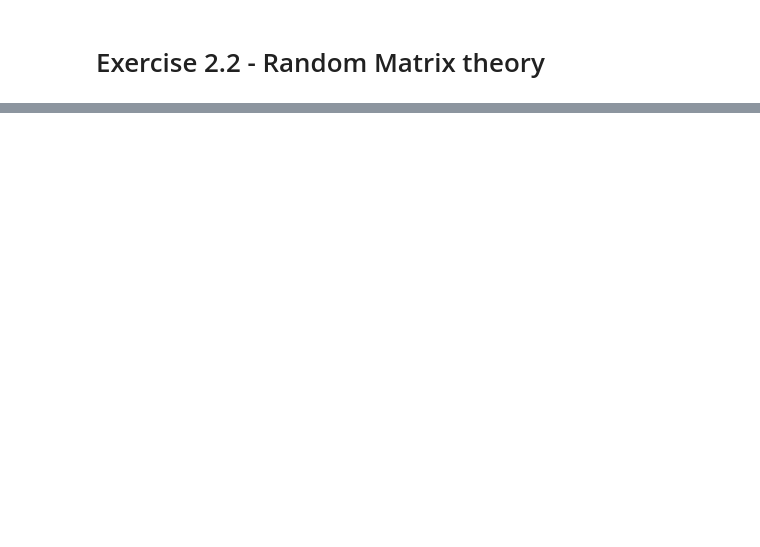
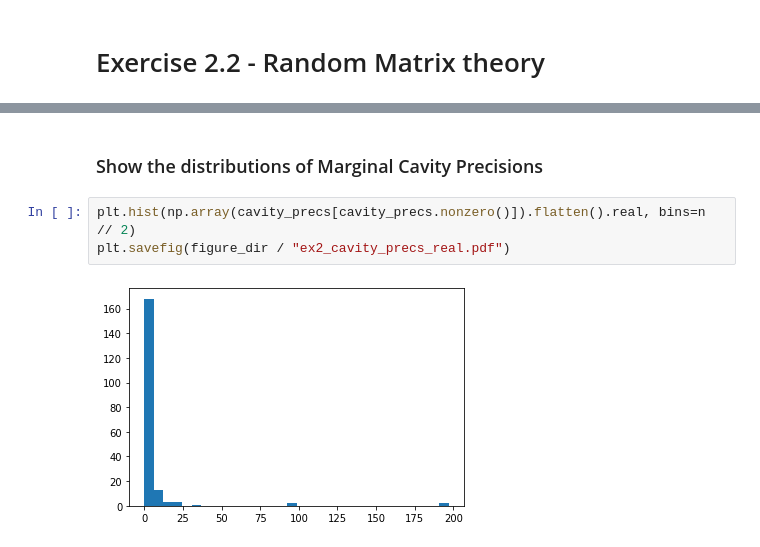
Before and after one commit to h-mnzlr/acpl-cavity_method, a Jupyter notebook: notebooks/2_random_matrices.sync.ipynb, the cells around one changed output, grey strips where cells are left out. Saved outputs shown, nothing was run; the diff lists cells and outputs as text; blank space fills up the shorter version.

```diff
--- a/notebooks/2_random_matrices.sync.ipynb
+++ b/notebooks/2_random_matrices.sync.ipynb
@@ -67,0 +75,7 @@ plt.hist(np.real(cavity_precs), range=(-10, 10), bins=100)
+# %% [markdown]
+### Show the distributions of Marginal Cavity Precisions
+# %%
+plt.hist(np.array(cavity_precs[cavity_precs.nonzero()]).flatten().real, bins=n // 2)
+plt.savefig(figure_dir / "ex2_cavity_precs_real.pdf")
+# %% [output]
+[figure, added]
```
Also changed, not shown: parts of 21 cells of this notebook.
